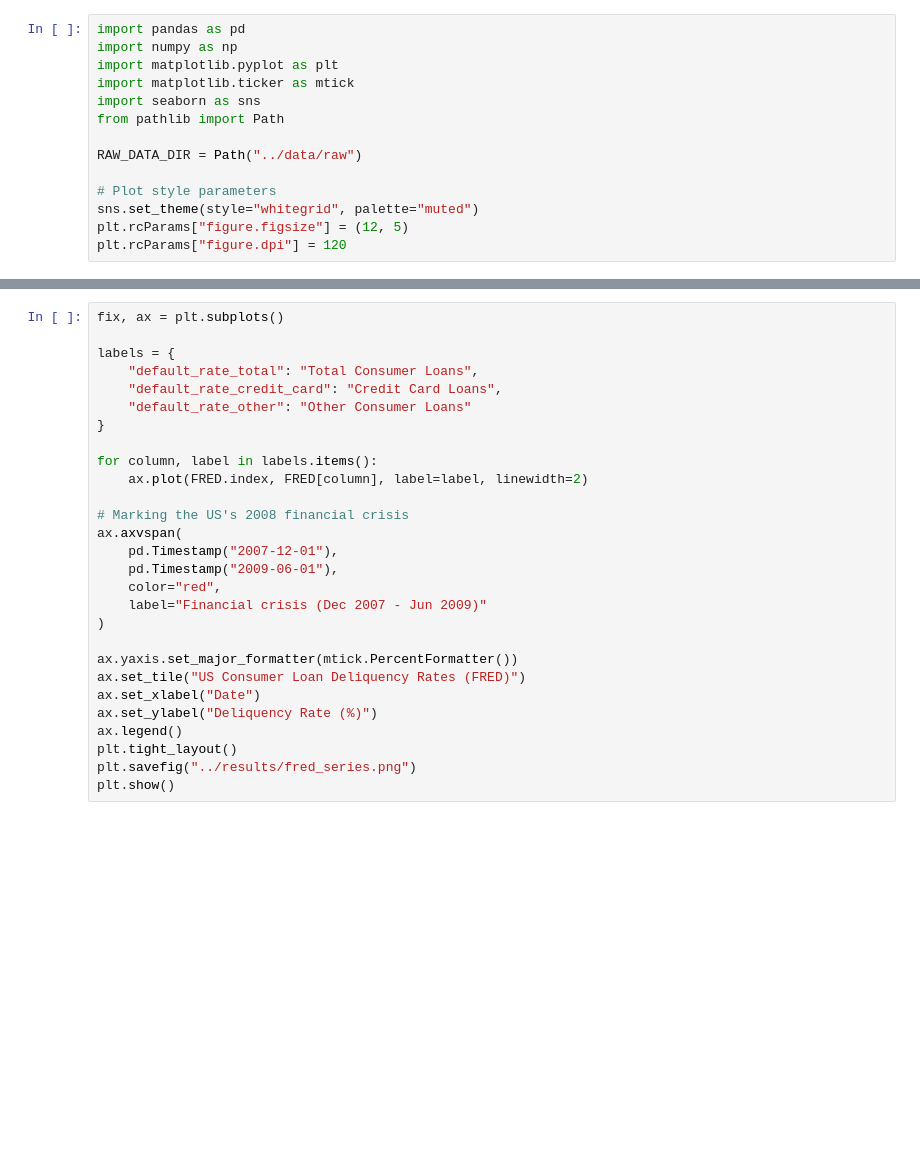
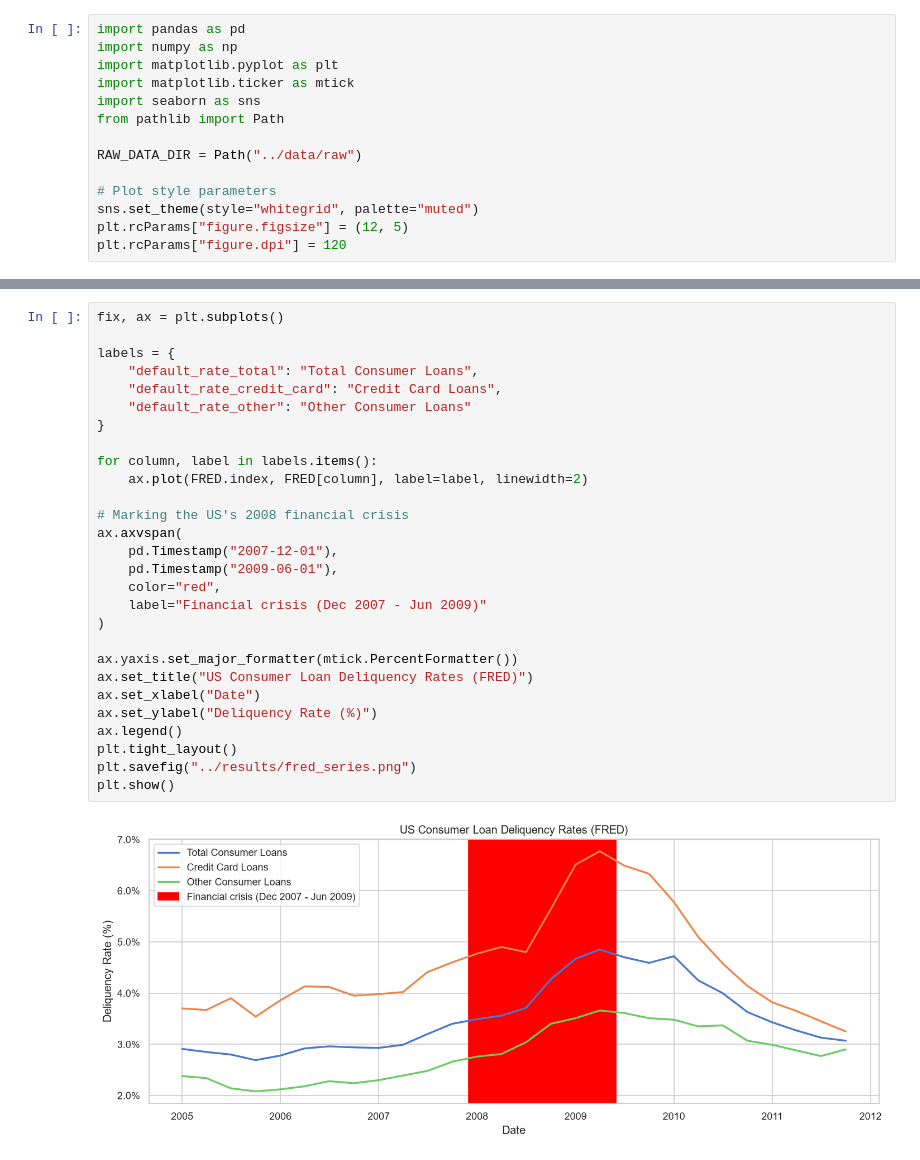
Before and after one commit to YukioK38/MachineLearning_Credit_Risk_Scoring, a Jupyter notebook: notebook/Notebook.ipynb, the cells around one changed output, grey strips where cells are left out. Saved outputs shown, nothing was run; the diff lists cells and outputs as text; blank space fills up the shorter version.

```diff
--- a/notebook/Notebook.ipynb
+++ b/notebook/Notebook.ipynb
@@ -20,31 +26,33 @@ FileNotFoundError: [Errno 2] No such file or directory: '..\\data\\raw\\fred.csv
 # %%
 fix, ax = plt.subplots()
 
 labels = {
     "default_rate_total": "Total Consumer Loans",
     "default_rate_credit_card": "Credit Card Loans",
     "default_rate_other": "Other Consumer Loans"
 }
 
 for column, label in labels.items():
     ax.plot(FRED.index, FRED[column], label=label, linewidth=2)
 
 # Marking the US's 2008 financial crisis
 ax.axvspan(
     pd.Timestamp("2007-12-01"),
     pd.Timestamp("2009-06-01"),
     color="red",
     label="Financial crisis (Dec 2007 - Jun 2009)"
 )
 
 ax.yaxis.set_major_formatter(mtick.PercentFormatter())
-ax.set_tile("US Consumer Loan Deliquency Rates (FRED)")
+ax.set_title("US Consumer Loan Deliquency Rates (FRED)")
 ax.set_xlabel("Date")
 ax.set_ylabel("Deliquency Rate (%)")
 ax.legend()
 plt.tight_layout()
 plt.savefig("../results/fred_series.png")
 plt.show()
+# %% [output]
+[figure, added]
 # %%
 KAGGLE = pd.read_csv(RAW_DATA_DIR / "cs-training.csv")
 
```
Also changed, not shown: parts of 8 cells of this notebook.
